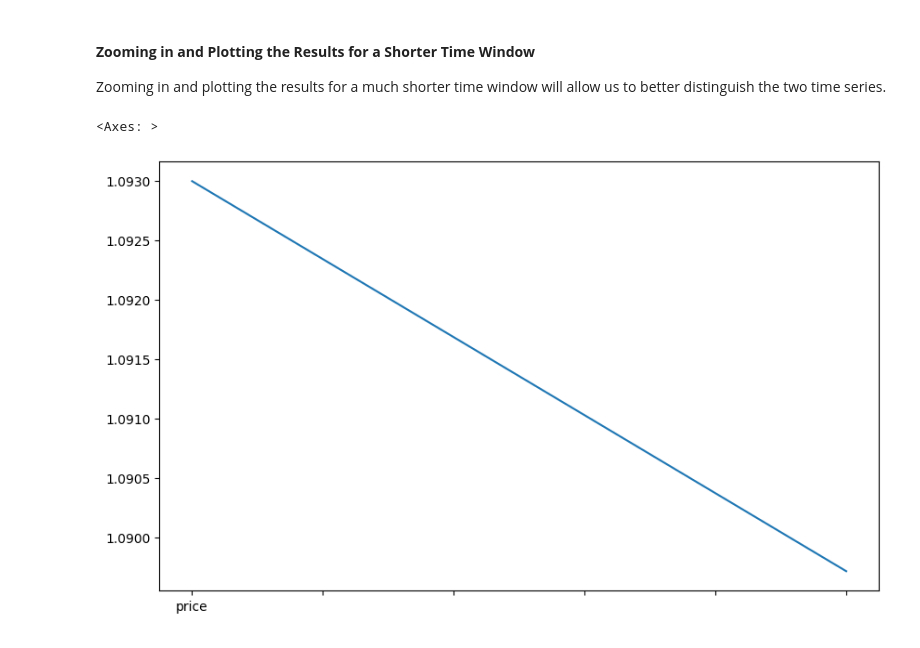
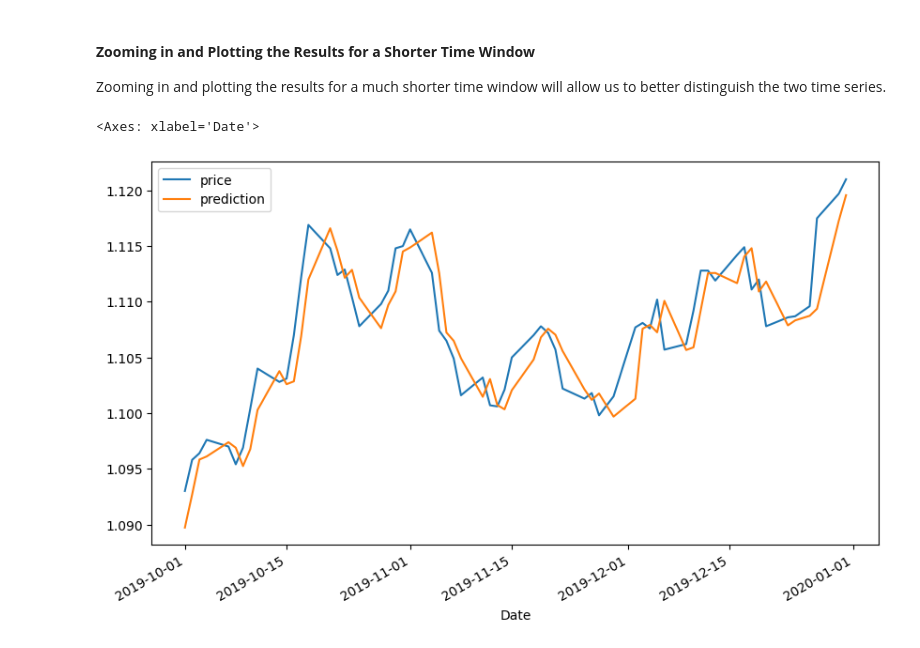
Before and after one commit to mindeleven/Analyzing-financial-data-with-python-and-rust, a Jupyter notebook: algorithmic_trading/algorithmic-trading-hilpisch/python_for_algorithmic_trading/ch05_Predicting_Market_Movements_with_ML/02_predicting_index_levels.ipynb, the cells around one changed output. Cells and saved outputs as stored; diff of their text form; code cells hidden in the pictures.

Commit message:
Plotting the EUR/USD exchange rate and the predicted values

```diff
--- a/algorithmic_trading/algorithmic-trading-hilpisch/python_for_algorithmic_trading/ch05_Predicting_Market_Movements_with_ML/02_predicting_index_levels.ipynb
+++ b/algorithmic_trading/algorithmic-trading-hilpisch/python_for_algorithmic_trading/ch05_Predicting_Market_Movements_with_ML/02_predicting_index_levels.ipynb
@@ -160,7 +160,7 @@ data[['price', 'prediction']].plot(figsize=(10,6)) # plots price and prediction
 
 Zooming in and plotting the results for a much shorter time window will allow us to better distinguish the two time series.
 # %%
-data[['price', 'prediction']].loc['2019-10-1'].plot(figsize=(10,6)) # plots price and prediction columns
+data[['price', 'prediction']].loc['2019-10-1':].plot(figsize=(10,6)) # plots price and prediction columns
 # %% [output]
-<Axes: >
+<Axes: xlabel='Date'>
-[figure, old version]
+[figure, new version]
```
